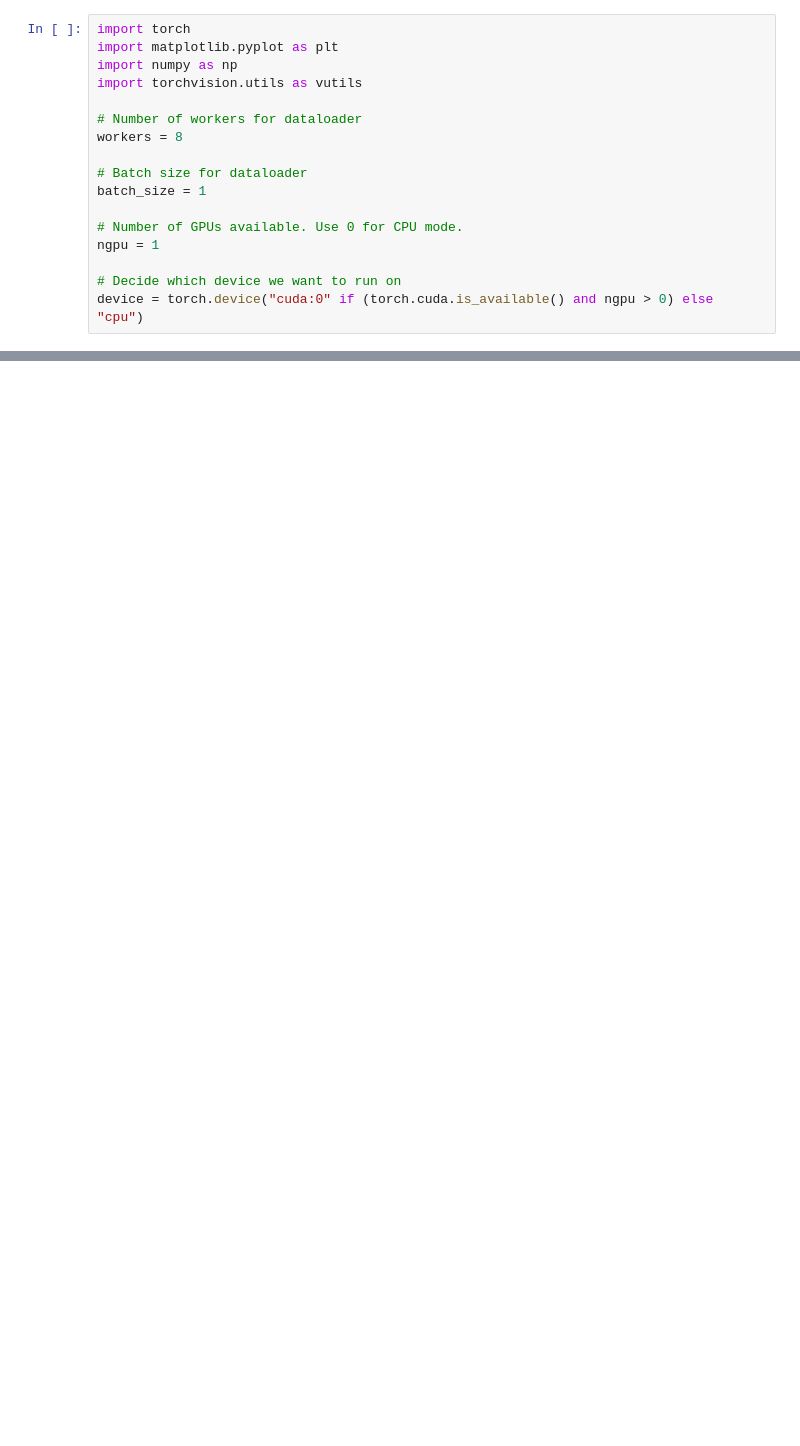
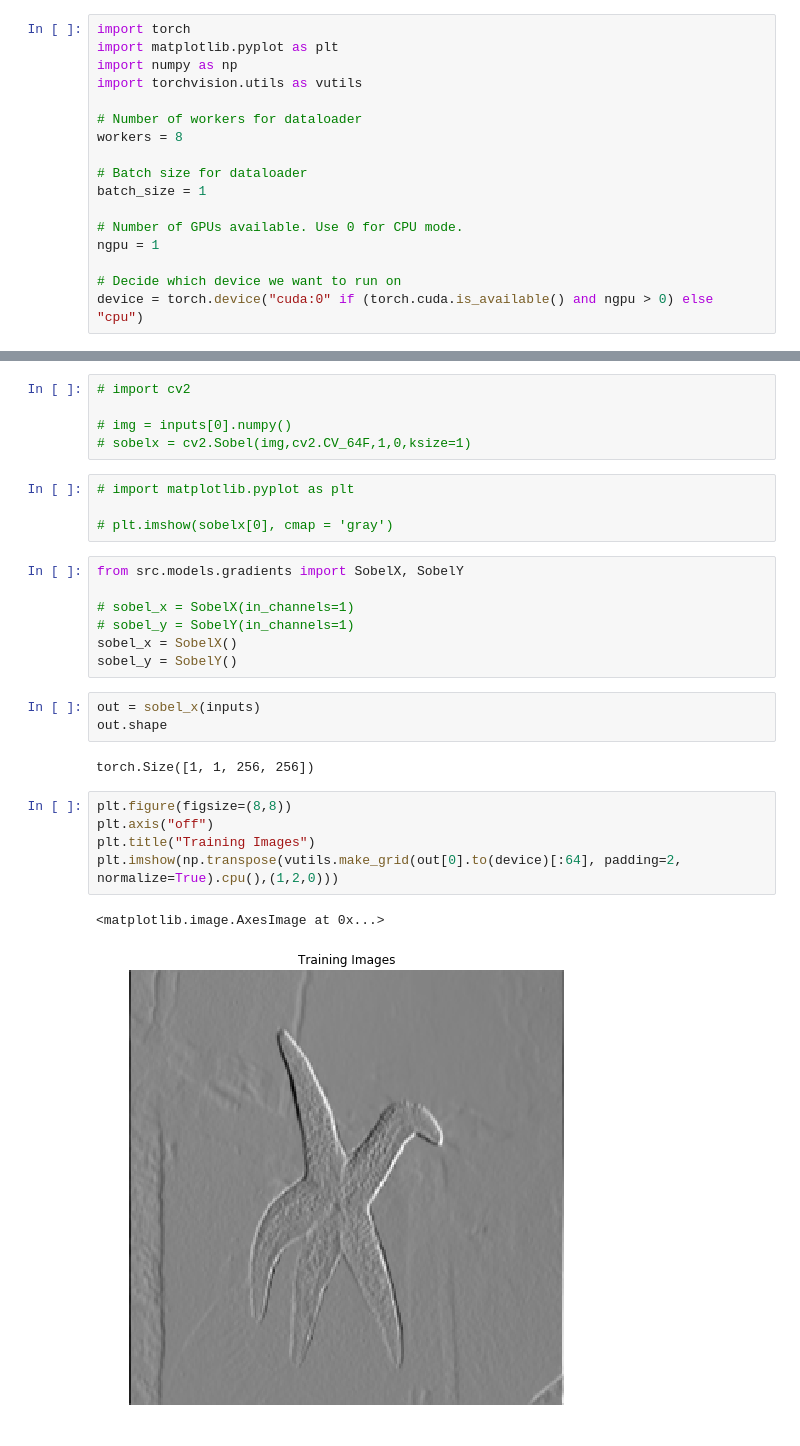
Before and after one commit to fcoclavero/vscvs, a Jupyter notebook: experiments/hog.ipynb, the cells around one changed output, grey strips where cells are left out. Saved outputs shown, nothing was run; the diff lists cells and outputs as text; blank space fills up the shorter version.

```diff
--- a/experiments/hog.ipynb
+++ b/experiments/hog.ipynb
@@ -314,0 +99,29 @@ if cv2.waitKey(0) == 27:
+# %%
+# import cv2
+
+# img = inputs[0].numpy()
+# sobelx = cv2.Sobel(img,cv2.CV_64F,1,0,ksize=1)
+# %%
+# import matplotlib.pyplot as plt
+
+# plt.imshow(sobelx[0], cmap = 'gray')
+# %%
+from src.models.gradients import SobelX, SobelY
+
+# sobel_x = SobelX(in_channels=1)
+# sobel_y = SobelY(in_channels=1)
+sobel_x = SobelX()
+sobel_y = SobelY()
+# %%
+out = sobel_x(inputs)
+out.shape
+# %% [output]
+torch.Size([1, 1, 256, 256])
+# %%
+plt.figure(figsize=(8,8))
+plt.axis("off")
+plt.title("Training Images")
+plt.imshow(np.transpose(vutils.make_grid(out[0].to(device)[:64], padding=2, normalize=True).cpu(),(1,2,0)))
+# %% [output]
+<matplotlib.image.AxesImage at 0x...>
+[figure, added]
```
Also changed, not shown: parts of 64 cells of this notebook, 9 other files.
